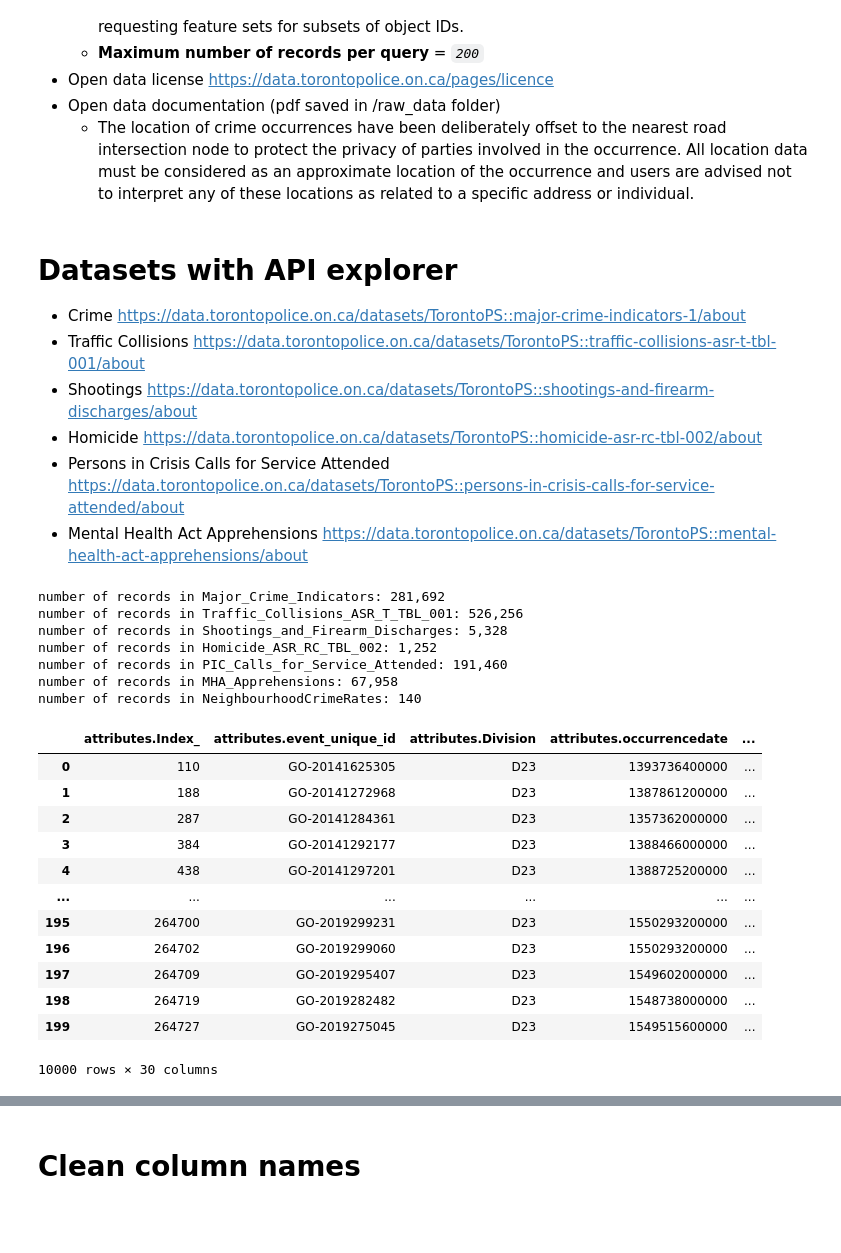
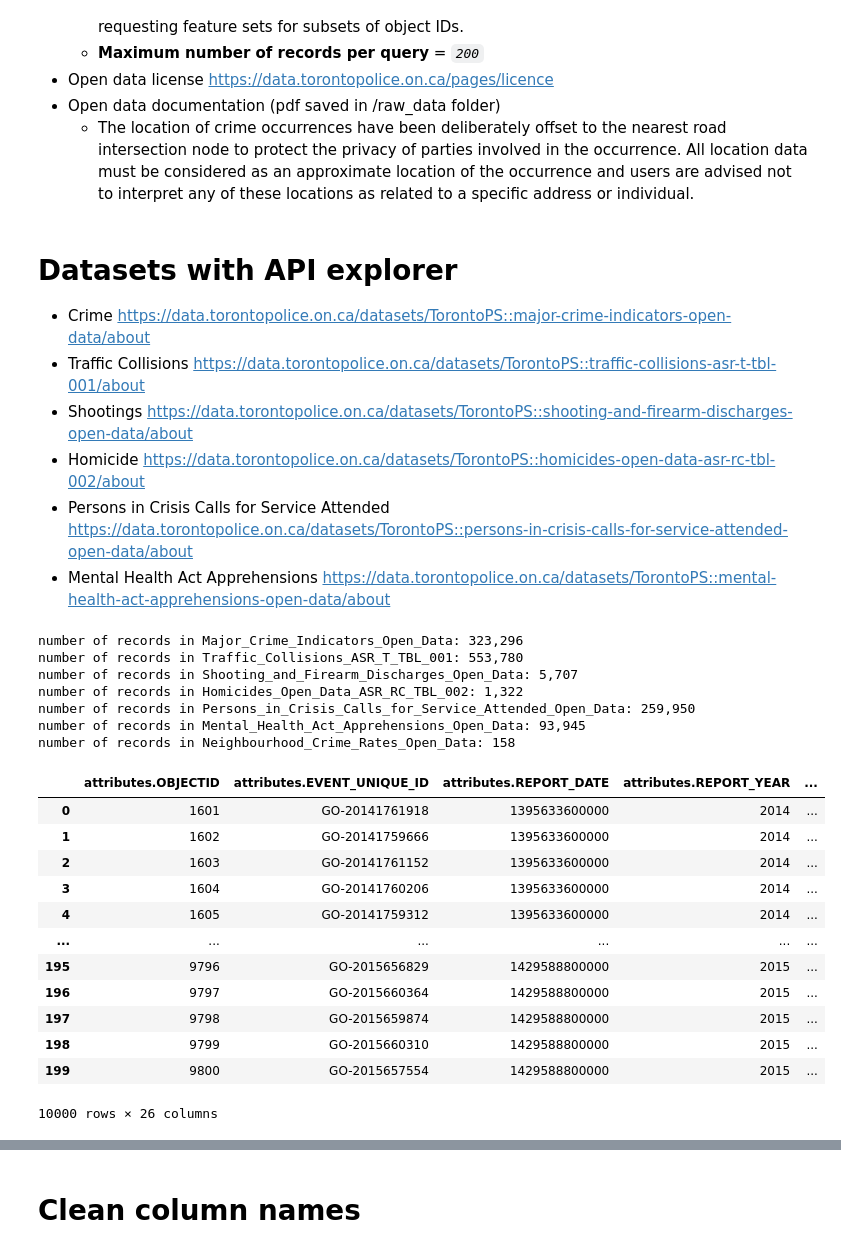
Before and after one commit to WillKWL/Project-TorontoApartment, a Jupyter notebook: source/0- api.ipynb, the cells around one changed output, grey strips where cells are left out. Saved outputs shown, nothing was run; the diff lists cells and outputs as text; code cells hidden in the pictures; blank space fills up the shorter version.

Commit message:
update with 2022 data

```diff
--- a/source/0- api.ipynb
+++ b/source/0- api.ipynb
@@ -10,6 +10,8 @@
 import numpy as np
 import pandas as pd
 pd.set_option('display.max_columns', None)
+# set column width to 1000
+pd.set_option('display.max_colwidth', 100)
 import requests
 import concurrent.futures
 from datetime import datetime
@@ -29,21 +31,21 @@ epsg_2d = 26717
 epsg_3d = 4326
 # %% [markdown]
 # Datasets with API explorer
-- Crime https://data.torontopolice.on.ca/datasets/TorontoPS::major-crime-indicators-1/about
+- Crime https://data.torontopolice.on.ca/datasets/TorontoPS::major-crime-indicators-open-data/about
 - Traffic Collisions https://data.torontopolice.on.ca/datasets/TorontoPS::traffic-collisions-asr-t-tbl-001/about
-- Shootings https://data.torontopolice.on.ca/datasets/TorontoPS::shootings-and-firearm-discharges/about
-- Homicide https://data.torontopolice.on.ca/datasets/TorontoPS::homicide-asr-rc-tbl-002/about
-- Persons in Crisis Calls for Service Attended https://data.torontopolice.on.ca/datasets/TorontoPS::persons-in-crisis-calls-for-service-attended/about
-- Mental Health Act Apprehensions https://data.torontopolice.on.ca/datasets/TorontoPS::mental-health-act-apprehensions/about
+- Shootings https://data.torontopolice.on.ca/datasets/TorontoPS::shooting-and-firearm-discharges-open-data/about
+- Homicide https://data.torontopolice.on.ca/datasets/TorontoPS::homicides-open-data-asr-rc-tbl-002/about
+- Persons in Crisis Calls for Service Attended https://data.torontopolice.on.ca/datasets/TorontoPS::persons-in-crisis-calls-for-service-attended-open-data/about
+- Mental Health Act Apprehensions https://data.torontopolice.on.ca/datasets/TorontoPS::mental-health-act-apprehensions-open-data/about
 # %%
 # name of dataset to query from Toronto Police Service API
-crimes = 'Major_Crime_Indicators'
+crimes = 'Major_Crime_Indicators_Open_Data'
 traffic_collisions = 'Traffic_Collisions_ASR_T_TBL_001'
-shootings = 'Shootings_and_Firearm_Discharges'
-homicide = 'Homicide_ASR_RC_TBL_002'
-pic_calls = 'PIC_Calls_for_Service_Attended'
-mha_apprehensions = 'MHA_Apprehensions'
-neighbourhoods = 'NeighbourhoodCrimeRates'
+shootings = 'Shooting_and_Firearm_Discharges_Open_Data'
+homicide = 'Homicides_Open_Data_ASR_RC_TBL_002'
+pic_calls = 'Persons_in_Crisis_Calls_for_Service_Attended_Open_Data'
+mha_apprehensions = 'Mental_Health_Act_Apprehensions_Open_Data'
+neighbourhoods = 'Neighbourhood_Crime_Rates_Open_Data'
 # %%
 def get_objectIDs(data):
     url = f'https://services.arcgis.com/S9th0jAJ7bqgIRjw/arcgis/rest/services/{data}/FeatureServer/0/query?where=1%3D1&outFields=*&' + \
@@ -64,16 +66,17 @@ pic_calls_objectIDs = get_objectIDs(pic_calls)
 mha_apprehensions_objectIDs = get_objectIDs(mha_apprehensions)
 neighbourhoods_objectIDs = get_objectIDs(neighbourhoods)
 # %% [output]
-number of records in Major_Crime_Indicators: 281,692
-number of records in Traffic_Collisions_ASR_T_TBL_001: 526,256
-number of records in Shootings_and_Firearm_Discharges: 5,328
-number of records in Homicide_ASR_RC_TBL_002: 1,252
-number of records in PIC_Calls_for_Service_Attended: 191,460
-number of records in MHA_Apprehensions: 67,958
-number of records in NeighbourhoodCrimeRates: 140
+number of records in Major_Crime_Indicators_Open_Data: 323,296
+number of records in Traffic_Collisions_ASR_T_TBL_001: 553,780
+number of records in Shooting_and_Firearm_Discharges_Open_Data: 5,707
+number of records in Homicides_Open_Data_ASR_RC_TBL_002: 1,322
+number of records in Persons_in_Crisis_Calls_for_Service_Attended_Open_Data: 259,950
+number of records in Mental_Health_Act_Apprehensions_Open_Data: 93,945
+number of records in Neighbourhood_Crime_Rates_Open_Data: 158
 # %%
 # function to request data from API given the object ID
-def parallel_request(objectIDs, data, columns = '*', chunk_size = 200):
+def parallel_request(objectIDs, data, columns = ['*'], chunk_size = 200):
+    columns = ','.join(columns)
     output = None
     # splitting the objectIDs into chunks of 200
     objectIDs_chunks = [objectIDs[i:i+chunk_size] for i in range(0,len(objectIDs),chunk_size)]
@@ -116,18 +119,19 @@ def parallel_request(objectIDs, data, columns = '*', chunk_size = 200):
     return output
 # %%
 # test
-parallel_request(crime_objectIDs[:10**4], crimes)
+testing = parallel_request(mha_apprehensions_objectIDs[:10**4], mha_apprehensions)
+testing
 # %% [output]
-|  | attributes.Index_ | attributes.event_unique_id | attributes.Division | attributes.occurrencedate | ... |
-| 0 | 110 | GO-20141625305 | D23 | 1393736400000 | ... |
-| 1 | 188 | GO-20141272968 | D23 | 1387861200000 | ... |
-| 2 | 287 | GO-20141284361 | D23 | 1357362000000 | ... |
-| 3 | 384 | GO-20141292177 | D23 | 1388466000000 | ... |
-| 4 | 438 | GO-20141297201 | D23 | 1388725200000 | ... |
+|  | attributes.OBJECTID | attributes.EVENT_UNIQUE_ID | attributes.REPORT_DATE | attributes.REPORT_YEAR | ... |
+| 0 | 1601 | GO-20141761918 | 1395633600000 | 2014 | ... |
+| 1 | 1602 | GO-20141759666 | 1395633600000 | 2014 | ... |
+| 2 | 1603 | GO-20141761152 | 1395633600000 | 2014 | ... |
+| 3 | 1604 | GO-20141760206 | 1395633600000 | 2014 | ... |
+| 4 | 1605 | GO-20141759312 | 1395633600000 | 2014 | ... |
 | ... | ... | ... | ... | ... | ... |
-| 195 | 264700 | GO-2019299231 | D23 | 1550293200000 | ... |
-| 196 | 264702 | GO-2019299060 | D23 | 1550293200000 | ... |
-| 197 | 264709 | GO-2019295407 | D23 | 1549602000000 | ... |
-| 198 | 264719 | GO-2019282482 | D23 | 1548738000000 | ... |
-| 199 | 264727 | GO-2019275045 | D23 | 1549515600000 | ... |
+| 195 | 9796 | GO-2015656829 | 1429588800000 | 2015 | ... |
+| 196 | 9797 | GO-2015660364 | 1429588800000 | 2015 | ... |
+| 197 | 9798 | GO-2015659874 | 1429588800000 | 2015 | ... |
+| 198 | 9799 | GO-2015660310 | 1429588800000 | 2015 | ... |
+| 199 | 9800 | GO-2015657554 | 1429588800000 | 2015 | ... |
-10000 rows × 30 columns
+10000 rows × 26 columns
```
Also changed, not shown: parts of 7 cells of this notebook, 14 other files.
